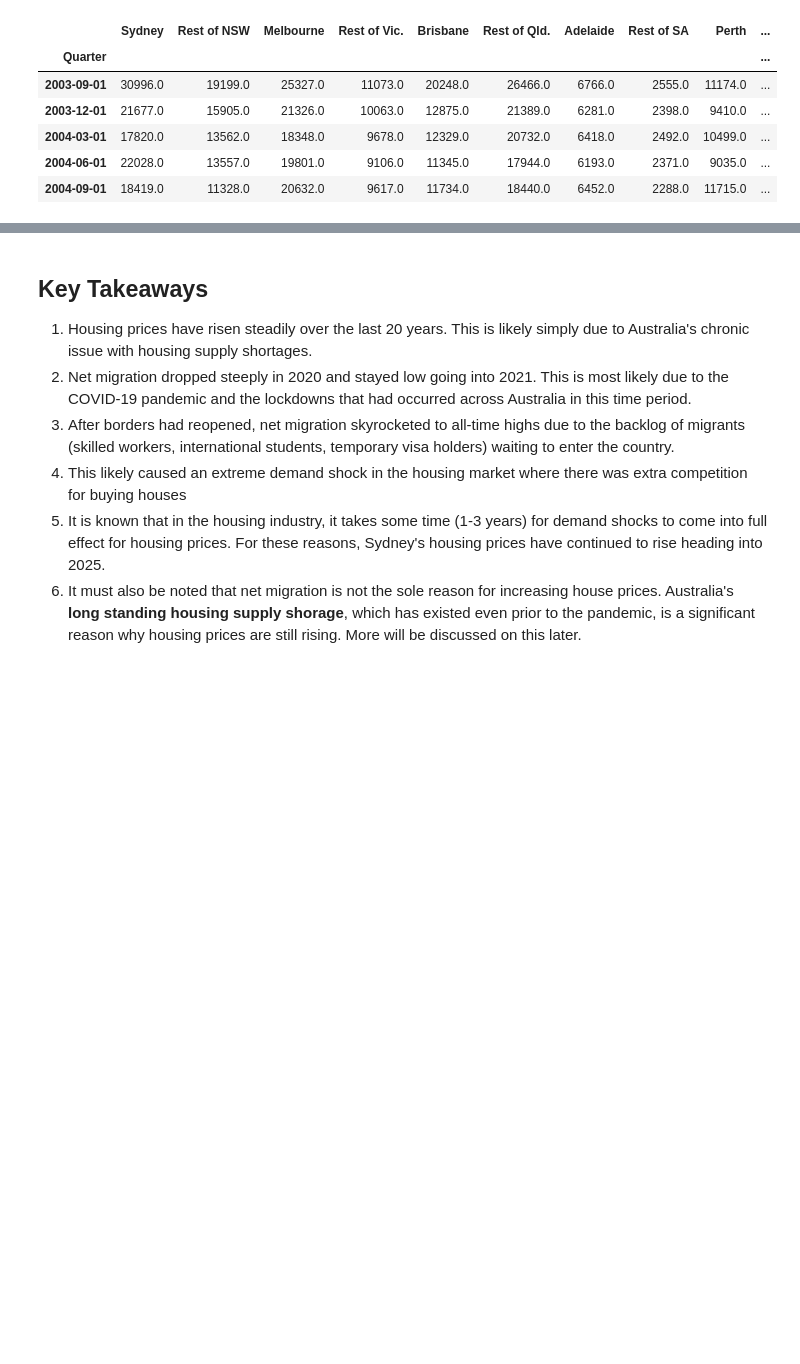
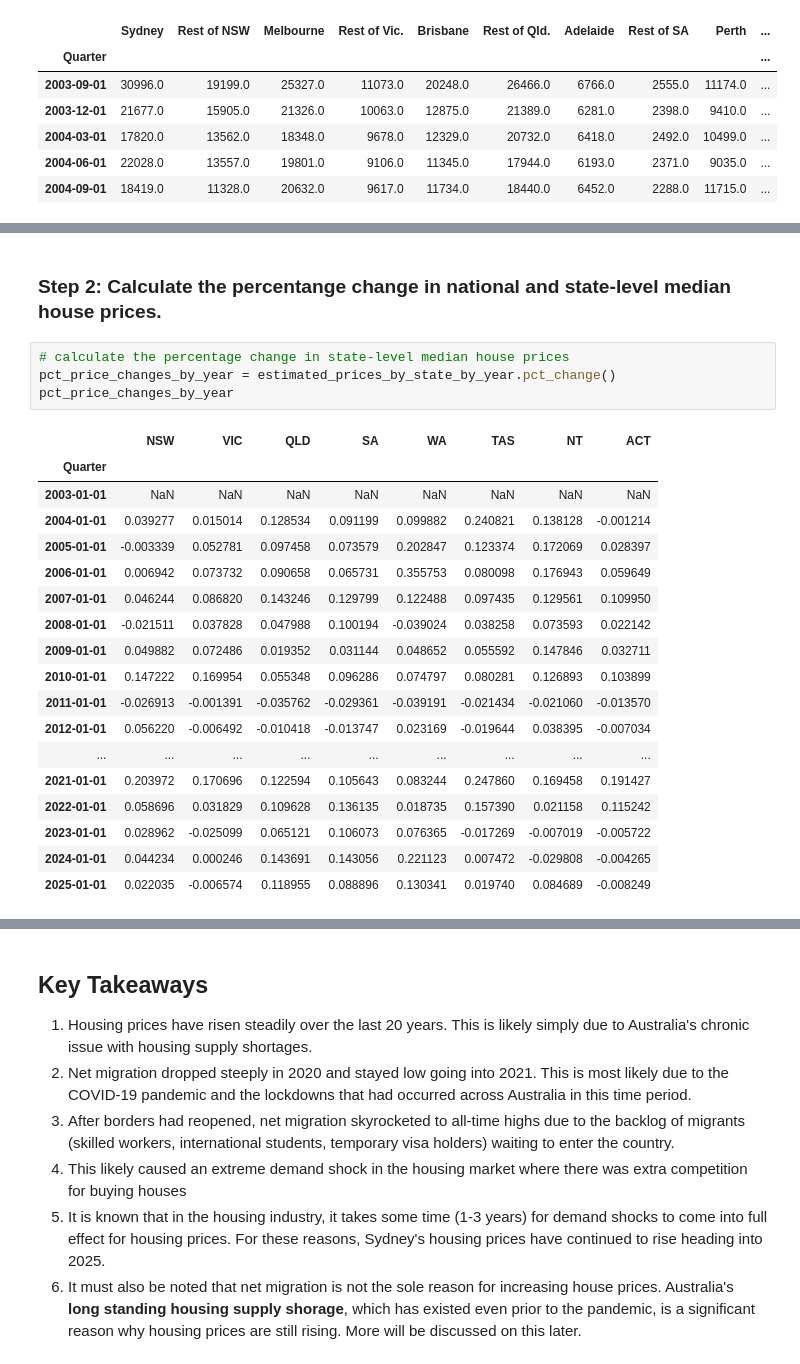
Before and after one commit to aydinkhan2005/Investigating-Factors-Affecting-Housing-in-Australia, a Jupyter notebook: notebooks/EDA_A.ipynb, the cells around one changed output, grey strips where cells are left out. Cells and saved outputs as stored; diff of their text form; blank space fills up the shorter version.

```diff
--- a/notebooks/EDA_A.ipynb
+++ b/notebooks/EDA_A.ipynb
@@ -325,0 +410,25 @@ pct_price_changes.head()
+# %% [markdown]
+<h3>Step 2: Calculate the percentange change in national and state-level median house prices.</h3>
+# %%
+# calculate the percentage change in state-level median house prices
+pct_price_changes_by_year = estimated_prices_by_state_by_year.pct_change()
+pct_price_changes_by_year
+# %% [output]
+|  | NSW | VIC | QLD | SA | WA | TAS | NT | ACT |
+| Quarter |  |  |  |  |  |  |  |  |
+| 2003-01-01 | NaN | NaN | NaN | NaN | NaN | NaN | NaN | NaN |
+| 2004-01-01 | 0.039277 | 0.015014 | 0.128534 | 0.091199 | 0.099882 | 0.240821 | 0.138128 | -0.001214 |
+| 2005-01-01 | -0.003339 | 0.052781 | 0.097458 | 0.073579 | 0.202847 | 0.123374 | 0.172069 | 0.028397 |
+| 2006-01-01 | 0.006942 | 0.073732 | 0.090658 | 0.065731 | 0.355753 | 0.080098 | 0.176943 | 0.059649 |
+| 2007-01-01 | 0.046244 | 0.086820 | 0.143246 | 0.129799 | 0.122488 | 0.097435 | 0.129561 | 0.109950 |
+| 2008-01-01 | -0.021511 | 0.037828 | 0.047988 | 0.100194 | -0.039024 | 0.038258 | 0.073593 | 0.022142 |
+| 2009-01-01 | 0.049882 | 0.072486 | 0.019352 | 0.031144 | 0.048652 | 0.055592 | 0.147846 | 0.032711 |
+| 2010-01-01 | 0.147222 | 0.169954 | 0.055348 | 0.096286 | 0.074797 | 0.080281 | 0.126893 | 0.103899 |
+| 2011-01-01 | -0.026913 | -0.001391 | -0.035762 | -0.029361 | -0.039191 | -0.021434 | -0.021060 | -0.013570 |
+| 2012-01-01 | 0.056220 | -0.006492 | -0.010418 | -0.013747 | 0.023169 | -0.019644 | 0.038395 | -0.007034 |
+| ... | ... | ... | ... | ... | ... | ... | ... | ... |
+| 2021-01-01 | 0.203972 | 0.170696 | 0.122594 | 0.105643 | 0.083244 | 0.247860 | 0.169458 | 0.191427 |
+| 2022-01-01 | 0.058696 | 0.031829 | 0.109628 | 0.136135 | 0.018735 | 0.157390 | 0.021158 | 0.115242 |
+| 2023-01-01 | 0.028962 | -0.025099 | 0.065121 | 0.106073 | 0.076365 | -0.017269 | -0.007019 | -0.005722 |
+| 2024-01-01 | 0.044234 | 0.000246 | 0.143691 | 0.143056 | 0.221123 | 0.007472 | -0.029808 | -0.004265 |
+| 2025-01-01 | 0.022035 | -0.006574 | 0.118955 | 0.088896 | 0.130341 | 0.019740 | 0.084689 | -0.008249 |
```
Also changed, not shown: parts of 17 cells of this notebook.
